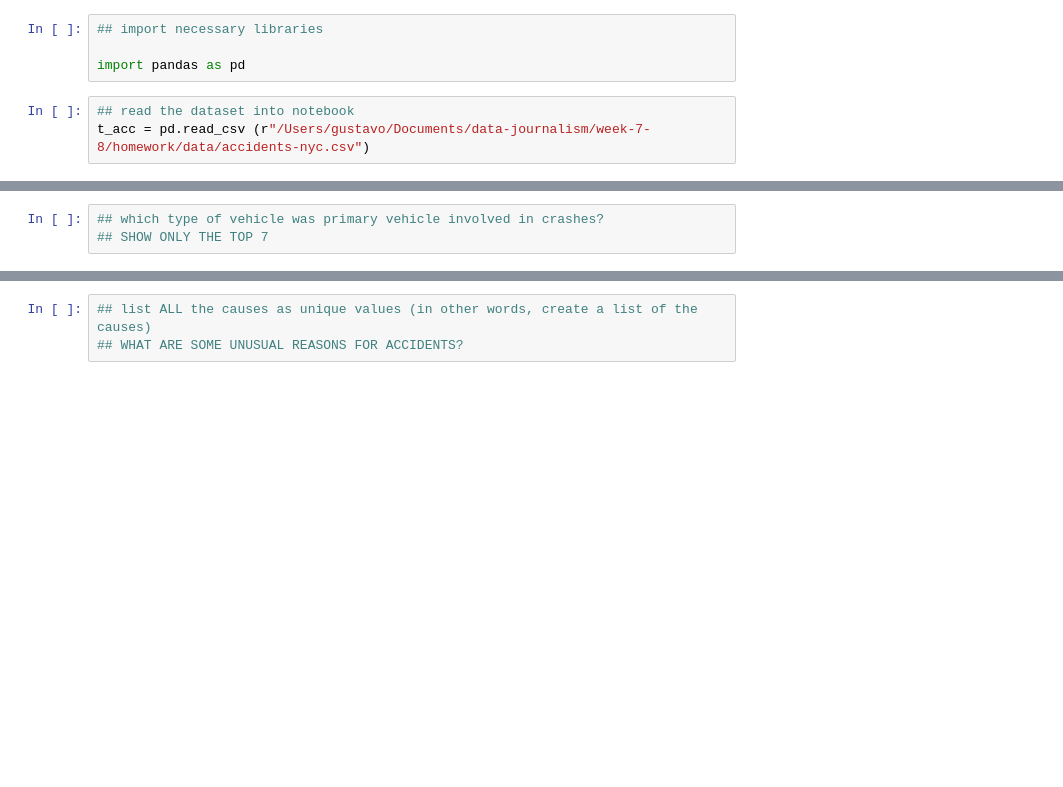
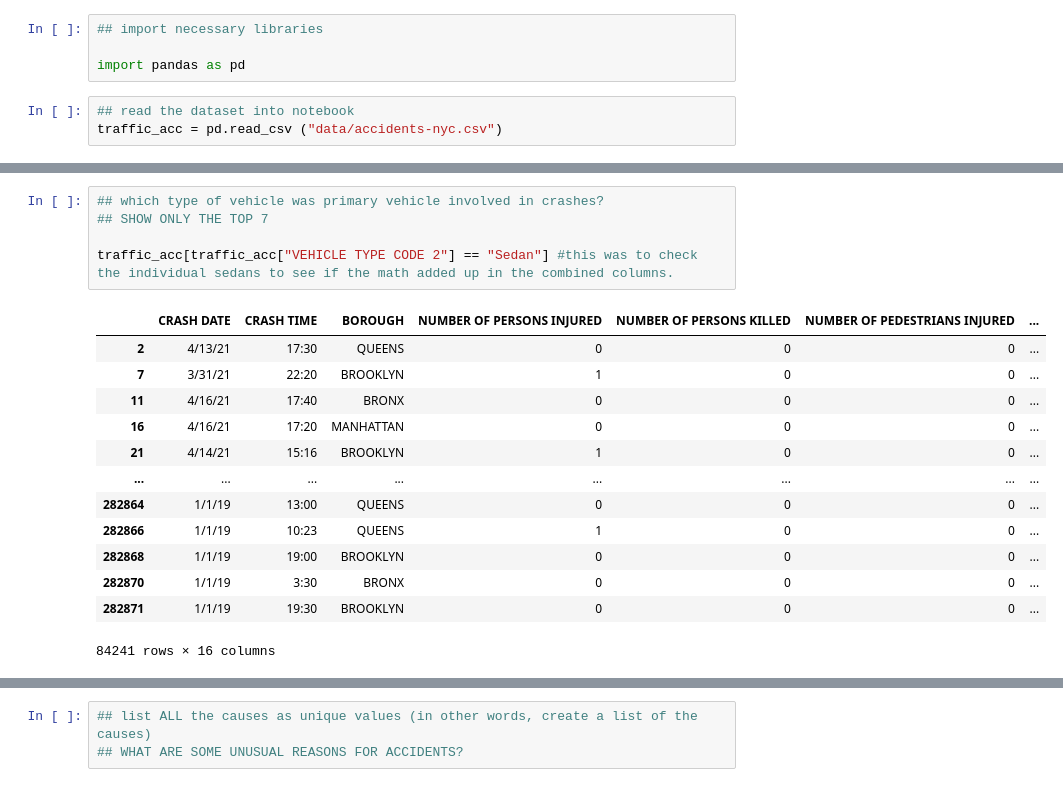
Before and after one commit to persistence-of-time/wk9-hw-filter-subset, a Jupyter notebook: hw-for-wk-09-filter-subset-ggarcia.ipynb, the cells around one changed output, grey strips where cells are left out. Cells and saved outputs as stored; diff of their text form; blank space fills up the shorter version.

Commit message:
try number ?

```diff
--- a/hw-for-wk-09-filter-subset-ggarcia.ipynb
+++ b/hw-for-wk-09-filter-subset-ggarcia.ipynb
@@ -9,6 +9,6 @@ Download <a href="https://www.dropbox.com/s/585wrgl08djzlyt/accidents-nyc.csv?dl
 import pandas as pd
 # %%
 ## read the dataset into notebook
-t_acc = pd.read_csv (r"/Users/gustavo/Documents/data-journalism/week-7-8/homework/data/accidents-nyc.csv")
+traffic_acc = pd.read_csv ("data/accidents-nyc.csv")
 # %%
 ## see the overall info about this dataset
@@ -38,3 +60,19 @@ memory usage: 34.5+ MB
 # %%
 ## which type of vehicle was primary vehicle involved in crashes?
 ## SHOW ONLY THE TOP 7
+
+traffic_acc[traffic_acc["VEHICLE TYPE CODE 2"] == "Sedan"] #this was to check the individual sedans to see if the math added up in the combined columns.
+# %% [output]
+|  | CRASH DATE | CRASH TIME | BOROUGH | NUMBER OF PERSONS INJURED | NUMBER OF PERSONS KILLED | NUMBER OF PEDESTRIANS INJURED | ... |
+| 2 | 4/13/21 | 17:30 | QUEENS | 0 | 0 | 0 | ... |
+| 7 | 3/31/21 | 22:20 | BROOKLYN | 1 | 0 | 0 | ... |
+| 11 | 4/16/21 | 17:40 | BRONX | 0 | 0 | 0 | ... |
+| 16 | 4/16/21 | 17:20 | MANHATTAN | 0 | 0 | 0 | ... |
+| 21 | 4/14/21 | 15:16 | BROOKLYN | 1 | 0 | 0 | ... |
+| ... | ... | ... | ... | ... | ... | ... | ... |
+| 282864 | 1/1/19 | 13:00 | QUEENS | 0 | 0 | 0 | ... |
+| 282866 | 1/1/19 | 10:23 | QUEENS | 1 | 0 | 0 | ... |
+| 282868 | 1/1/19 | 19:00 | BROOKLYN | 0 | 0 | 0 | ... |
+| 282870 | 1/1/19 | 3:30 | BRONX | 0 | 0 | 0 | ... |
+| 282871 | 1/1/19 | 19:30 | BROOKLYN | 0 | 0 | 0 | ... |
+84241 rows × 16 columns
```
Also changed, not shown: parts of 14 cells of this notebook.
